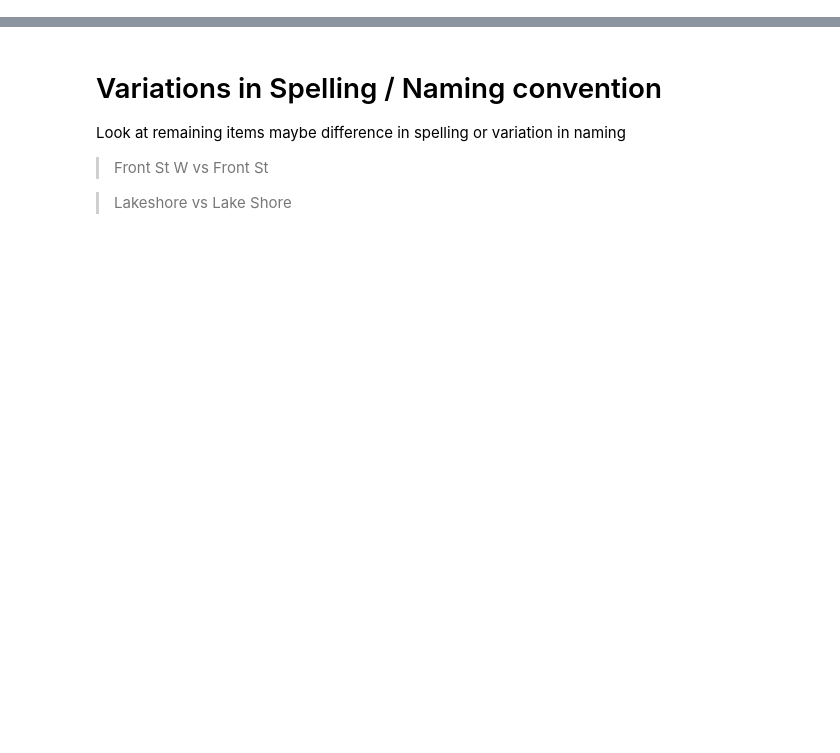
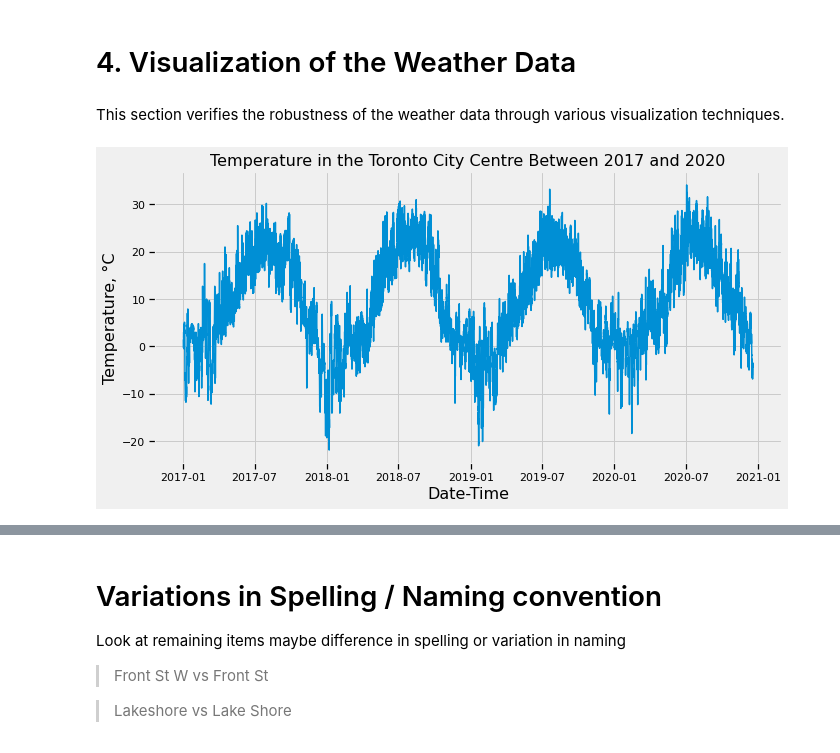
Before and after one commit to yokoyana/toronto_bike_share, a Jupyter notebook: project.ipynb, the cells around one changed output, grey strips where cells are left out. Drawn from its saved outputs; the diff is of its cells as text; code cells hidden in the pictures; blank space fills up the shorter version.

```diff
--- a/project.ipynb
+++ b/project.ipynb
@@ -631,0 +251,6 @@ dtype: float64
+# %%
+#Change all Nan values into 'clear_day' in the weather column
+df_weather_data['weather'] = df_weather_data['weather'].fillna('clear_day')
+
+#Check that change has been effected
+df_weather_data['weather'].unique().tolist()
@@ -631,0 +295,16 @@ dtype: float64
+# %%
+#Examine the dataframe where wind direction is equal to 0
+print(df_weather_data[df_weather_data['wind_dir_10s_deg']==0].shape)
+print('There is no records with wind direction = 0')
+
+#Max wind speed value in the weather dataframe
+print('Max wind speed in entire dataframe (km/h):', max(df_weather_data['wind_spd_kmh'].unique()))
+
+#Examine the range of wind speed for null wind direction
+print('Max wind speed for records with null wind direction:',max(df_weather_data[df_weather_data['wind_dir_10s_deg'].isnull()]['wind_spd_kmh'].unique()))
+
+#Assume that null values in Wind Direction denotes a calm wind represented by 0, except for when wind speed is null
+lst_to_replace = (df_weather_data['wind_spd_kmh'].notnull()) & (df_weather_data['wind_dir_10s_deg'].isnull())
+for i in range(len(lst_to_replace)):
+    if lst_to_replace.iloc[i]:
+        df_weather_data.iloc[i,8] = 0
@@ -631,0 +345,6 @@ dtype: float64
+# %%
+#Replace all null values in visibility with infinity
+df_weather_data['visibility_km'] = df_weather_data['visibility_km'].fillna(np.inf)
+
+#Check the dataframe
+df_weather_data.sort_values('visibility_km', ascending =False).head()
@@ -631,0 +399,7 @@ dtype: float64
+# %%
+df_weather_data = df_weather_data.set_index('datetime')
+df_weather_data.index = pd.DatetimeIndex(df_weather_data.index)
+df_weather_data=df_weather_data.tz_localize(tz='EST')
+
+# View DataFrame
+df_weather_data.head()
@@ -631,0 +414,16 @@ dtype: float64
+# %% [markdown]
+ # 4. Visualization of the Weather Data
+# %% [markdown]
+This section verifies the robustness of the weather data through various visualization techniques.
+# %%
+plt.figure(figsize=(10,5))
+temp=sns.lineplot(x=df_weather_data.index,y=df_weather_data['temp_c'])
+temp.axes.set_title("Temperature in the Toronto City Centre Between 2017 and 2020",
+                      fontsize=16)
+temp.set_ylabel("Temperature, °C",
+                  fontsize=16)
+temp.set_xlabel("Date-Time",
+                  fontsize=16)
+plt.show()
+# %% [output]
+[figure, added]
```
Also changed, not shown: parts of 160 cells of this notebook.
